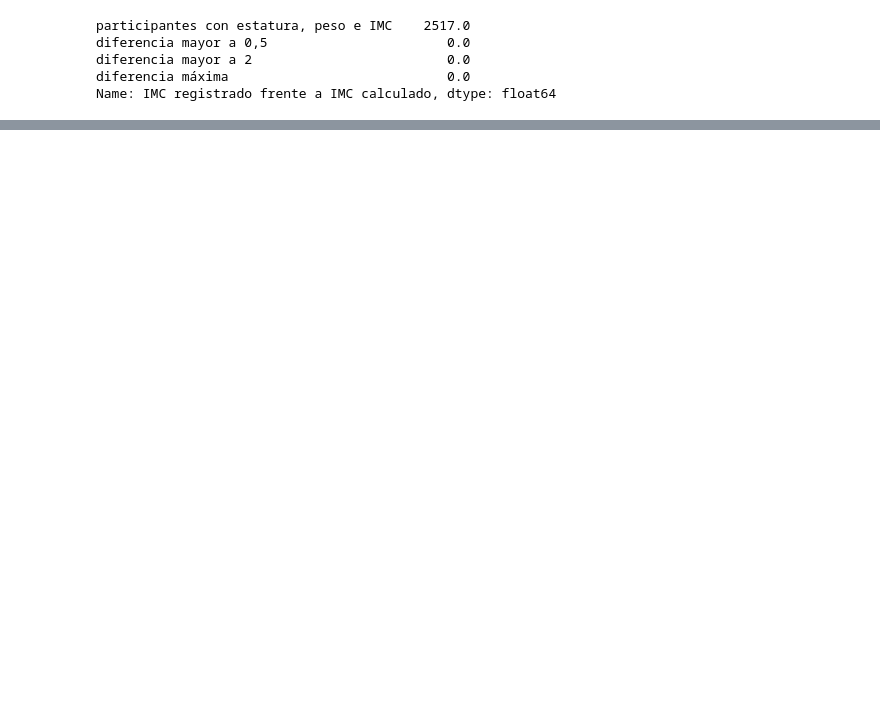
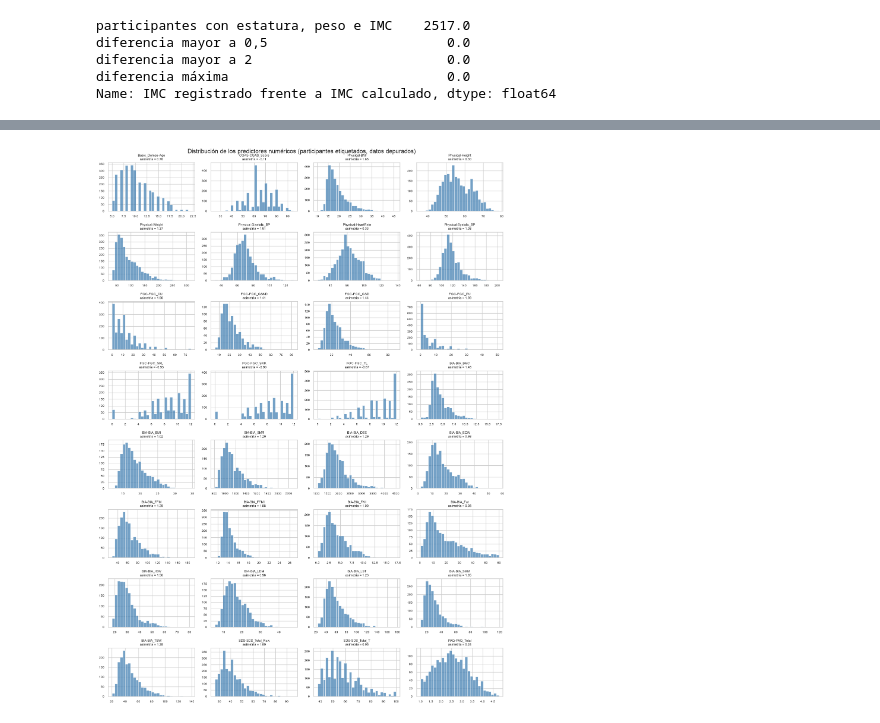
Before and after one commit to juanestebancg2806/piu-severity-prediction, a Jupyter notebook: notebooks/01_eda.ipynb, the cells around one changed output, grey strips where cells are left out. Drawn from its saved outputs; the diff is of its cells as text; code cells hidden in the pictures; blank space fills up the shorter version.

```diff
--- a/notebooks/01_eda.ipynb
+++ b/notebooks/01_eda.ipynb
@@ -1535,0 +1710,27 @@ Después de depurar, 25 variables numéricas tienen valores a más de tres rango
+# %%
+n_columnas_figura = 4
+n_filas_figura = -(-len(numericas) // n_columnas_figura)
+
+fig, axes = plt.subplots(
+    n_filas_figura,
+    n_columnas_figura,
+    figsize=(14, 2.4 * n_filas_figura),
+    squeeze=False,
+)
+for ax, columna in zip(axes.flat, numericas):
+    sns.histplot(analisis[columna].dropna(), bins=30, color="steelblue", ax=ax)
+    ax.set_title(
+        f"{columna}\nasimetría = {resumen_numericas.at[columna, 'asimetría']:.2f}",
+        fontsize=8,
+    )
+    ax.set(xlabel="", ylabel="")
+    ax.tick_params(labelsize=7)
+for ax in axes.flat[len(numericas) :]:
+    ax.set_visible(False)
+
+fig.suptitle("Distribución de los predictores numéricos (participantes etiquetados, datos depurados)")
+fig.tight_layout()
+save_figure(fig, "distribuciones_numericas", FIGURAS_EDA)
+plt.show()
+# %% [output]
+[figure, added]
```
Also changed, not shown: parts of 16 cells of this notebook, 5 other files.
